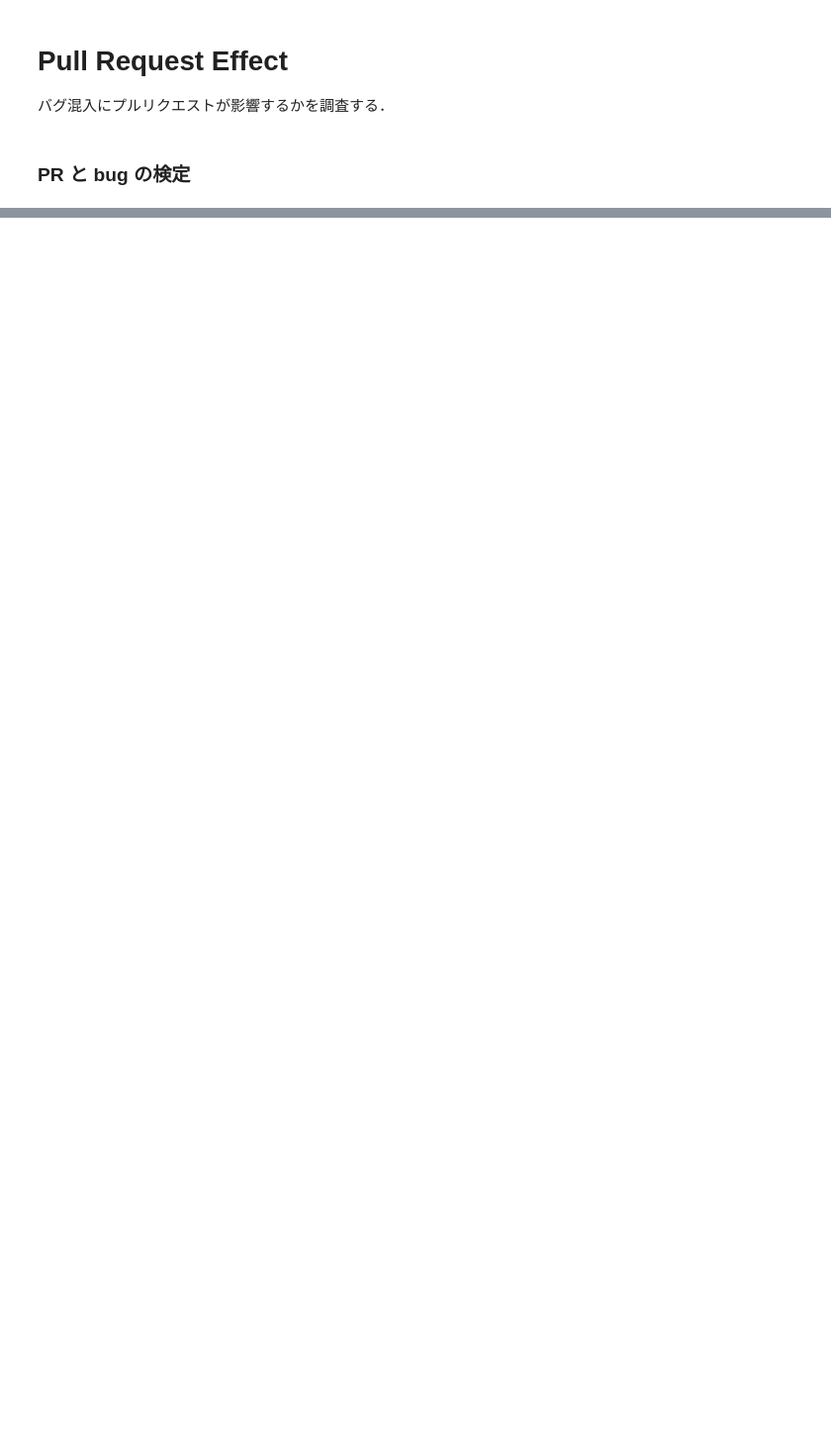
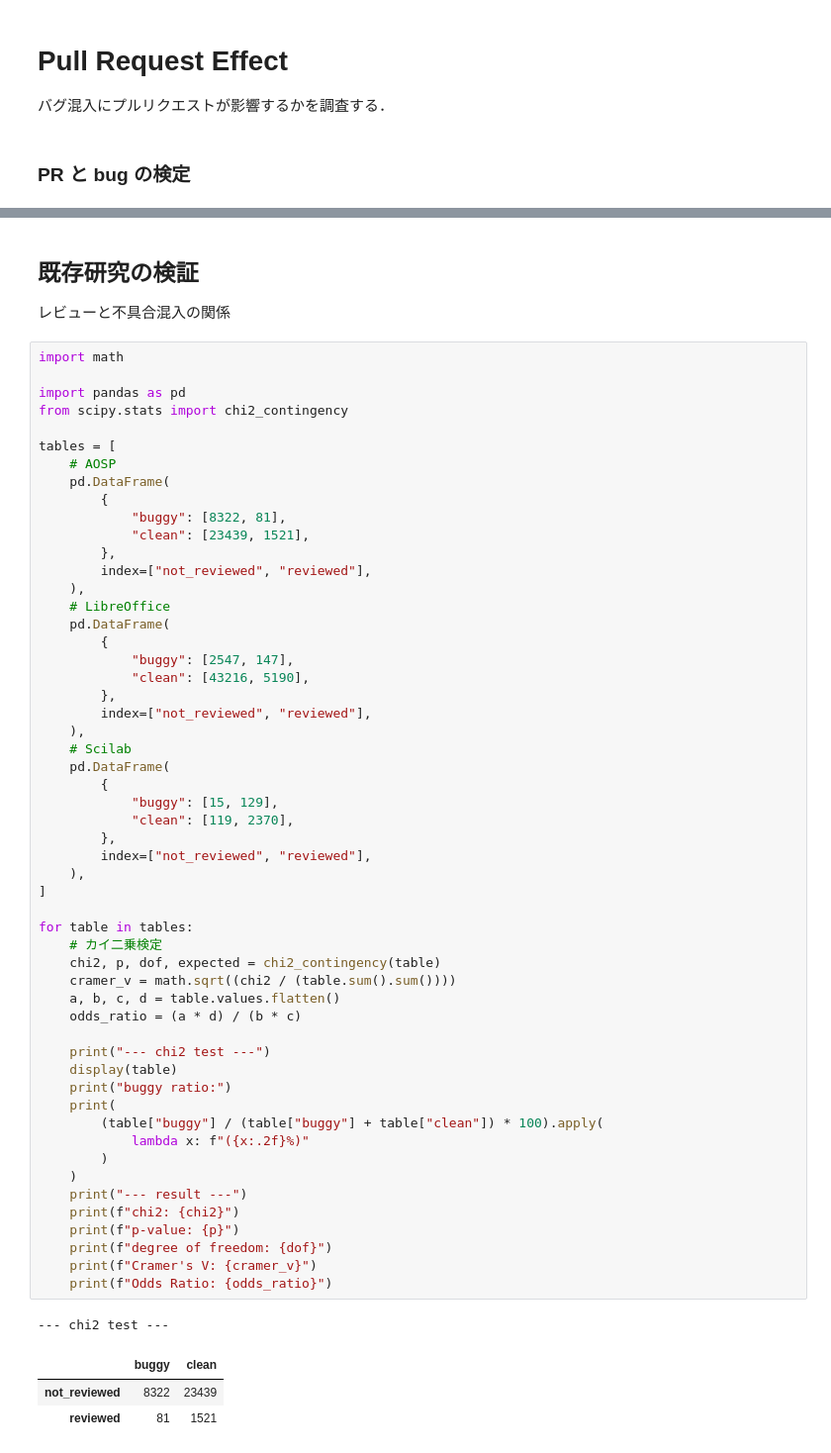
Before and after one commit to nrysk/research, a Jupyter notebook: 000/analysis.ipynb, the cells around one changed output, grey strips where cells are left out. Shown at 99% size. Drawn from its saved outputs; the diff is of its cells as text; blank space fills up the shorter version.

```diff
--- a/000/analysis.ipynb
+++ b/000/analysis.ipynb
@@ -70,0 +78,62 @@ expected:
+# %% [markdown]
+## 既存研究の検証
+レビューと不具合混入の関係
+# %%
+import math
+
+import pandas as pd
+from scipy.stats import chi2_contingency
+
+tables = [
+    # AOSP
+    pd.DataFrame(
+        {
+            "buggy": [8322, 81],
+            "clean": [23439, 1521],
+        },
+        index=["not_reviewed", "reviewed"],
+    ),
+    # LibreOffice
+    pd.DataFrame(
+        {
+            "buggy": [2547, 147],
+            "clean": [43216, 5190],
+        },
+        index=["not_reviewed", "reviewed"],
+    ),
+    # Scilab
+    pd.DataFrame(
+        {
+            "buggy": [15, 129],
+            "clean": [119, 2370],
+        },
+        index=["not_reviewed", "reviewed"],
+    ),
+]
+
+for table in tables:
+    # カイ二乗検定
+    chi2, p, dof, expected = chi2_contingency(table)
+    cramer_v = math.sqrt((chi2 / (table.sum().sum())))
+    a, b, c, d = table.values.flatten()
+    odds_ratio = (a * d) / (b * c)
+
+    print("--- chi2 test ---")
+    display(table)
+    print("buggy ratio:")
+    print(
+        (table["buggy"] / (table["buggy"] + table["clean"]) * 100).apply(
+            lambda x: f"({x:.2f}%)"
+        )
+    )
+    print("--- result ---")
+    print(f"chi2: {chi2}")
+    print(f"p-value: {p}")
+    print(f"degree of freedom: {dof}")
+    print(f"Cramer's V: {cramer_v}")
+    print(f"Odds Ratio: {odds_ratio}")
+# %% [output]
+--- chi2 test ---
+|  | buggy | clean |
+| not_reviewed | 8322 | 23439 |
+| reviewed | 81 | 1521 |
```
Also changed, not shown: parts of 2 cells of this notebook, 4 other files.
